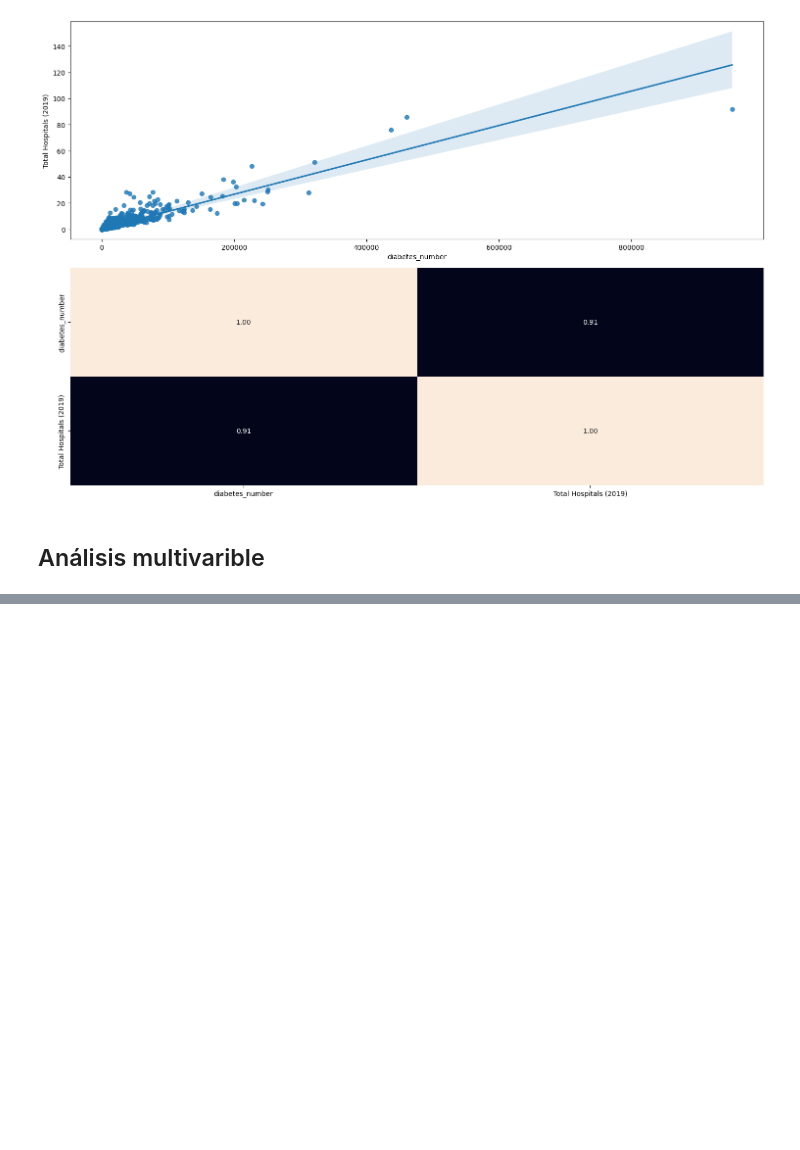
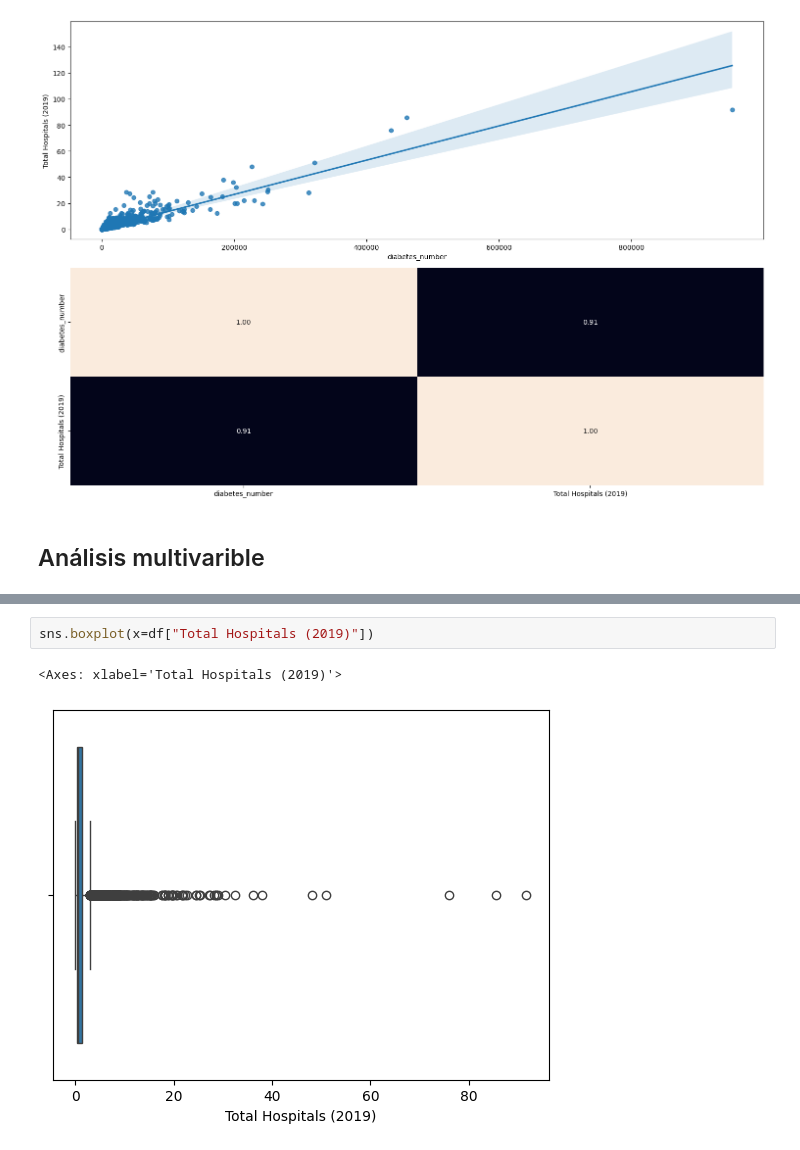
Before and after one commit to Bere333/regularized_linear_regression, a Jupyter notebook: src/regularized_linear_regression.ipynb, the cells around one changed output, grey strips where cells are left out. Cells and saved outputs as stored; diff of their text form; blank space fills up the shorter version.

```diff
--- a/src/regularized_linear_regression.ipynb
+++ b/src/regularized_linear_regression.ipynb
@@ -291,0 +296,5 @@ plt.show()
+# %%
+sns.boxplot(x=df["Total Hospitals (2019)"])
+# %% [output]
+<Axes: xlabel='Total Hospitals (2019)'>
+[figure, added]
```
Also changed, not shown: parts of 24 cells of this notebook, 2 other files.
